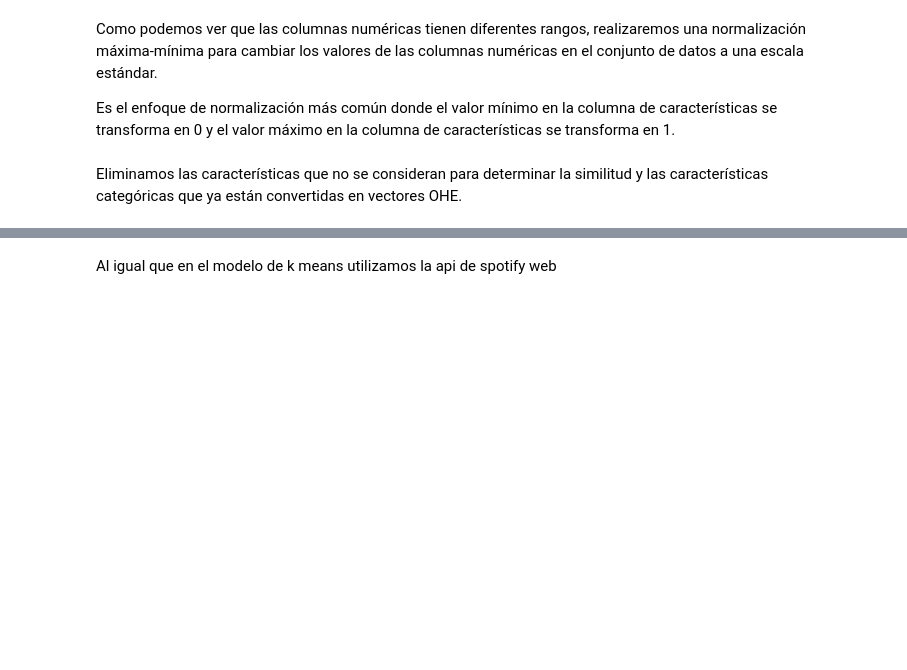
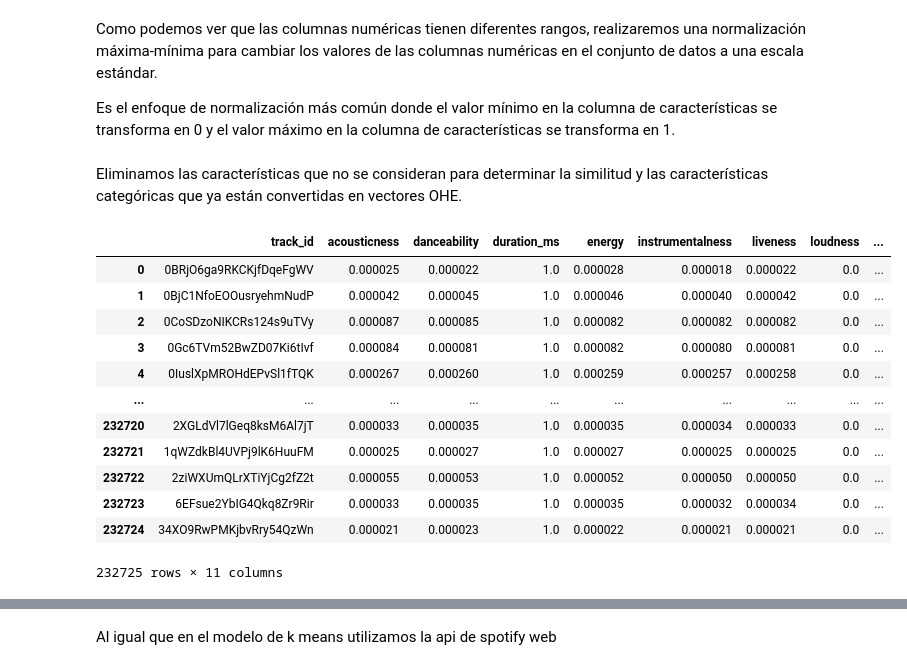
Before and after one commit to danielavillamar/PROYECTO2DS, a Jupyter notebook: Cosine similarity con minmax.ipynb, the cells around one changed output, grey strips where cells are left out. Cells and saved outputs as stored; diff of their text form; code cells hidden in the pictures; blank space fills up the shorter version.

```diff
--- a/Cosine similarity con minmax.ipynb
+++ b/Cosine similarity con minmax.ipynb
@@ -50,3 +83,19 @@ spotify_features_df = spotify_features_df.drop('popularity',axis = 1)
 spotify_features_df = spotify_features_df.drop('key', axis = 1)
 spotify_features_df = spotify_features_df.drop('mode', axis = 1)
 spotify_features_df = spotify_features_df.drop('time_signature', axis = 1)
+# %%
+spotify_features_df
+# %% [output]
+|  | track_id | acousticness | danceability | duration_ms | energy | instrumentalness | liveness | loudness | ... |
+| 0 | 0BRjO6ga9RKCKjfDqeFgWV | 0.000025 | 0.000022 | 1.0 | 0.000028 | 0.000018 | 0.000022 | 0.0 | ... |
+| 1 | 0BjC1NfoEOOusryehmNudP | 0.000042 | 0.000045 | 1.0 | 0.000046 | 0.000040 | 0.000042 | 0.0 | ... |
+| 2 | 0CoSDzoNIKCRs124s9uTVy | 0.000087 | 0.000085 | 1.0 | 0.000082 | 0.000082 | 0.000082 | 0.0 | ... |
+| 3 | 0Gc6TVm52BwZD07Ki6tIvf | 0.000084 | 0.000081 | 1.0 | 0.000082 | 0.000080 | 0.000081 | 0.0 | ... |
+| 4 | 0IuslXpMROHdEPvSl1fTQK | 0.000267 | 0.000260 | 1.0 | 0.000259 | 0.000257 | 0.000258 | 0.0 | ... |
+| ... | ... | ... | ... | ... | ... | ... | ... | ... | ... |
+| 232720 | 2XGLdVl7lGeq8ksM6Al7jT | 0.000033 | 0.000035 | 1.0 | 0.000035 | 0.000034 | 0.000033 | 0.0 | ... |
+| 232721 | 1qWZdkBl4UVPj9lK6HuuFM | 0.000025 | 0.000027 | 1.0 | 0.000027 | 0.000025 | 0.000025 | 0.0 | ... |
+| 232722 | 2ziWXUmQLrXTiYjCg2fZ2t | 0.000055 | 0.000053 | 1.0 | 0.000052 | 0.000050 | 0.000050 | 0.0 | ... |
+| 232723 | 6EFsue2YbIG4Qkq8Zr9Rir | 0.000033 | 0.000035 | 1.0 | 0.000035 | 0.000032 | 0.000034 | 0.0 | ... |
+| 232724 | 34XO9RwPMKjbvRry54QzWn | 0.000021 | 0.000023 | 1.0 | 0.000022 | 0.000021 | 0.000021 | 0.0 | ... |
+232725 rows × 11 columns
```
Also changed, not shown: parts of 7 cells of this notebook.
